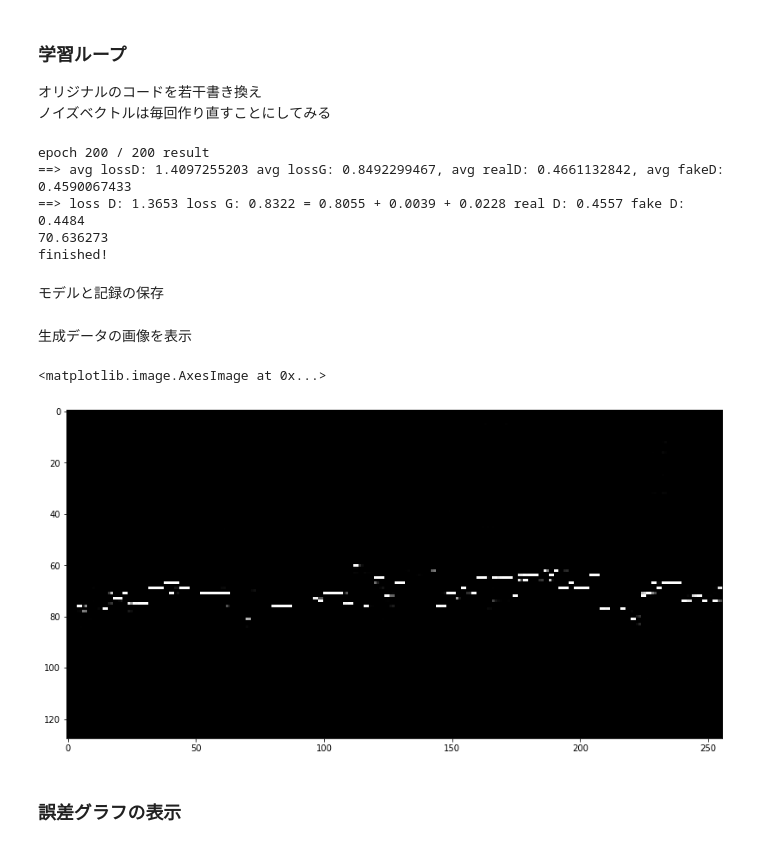
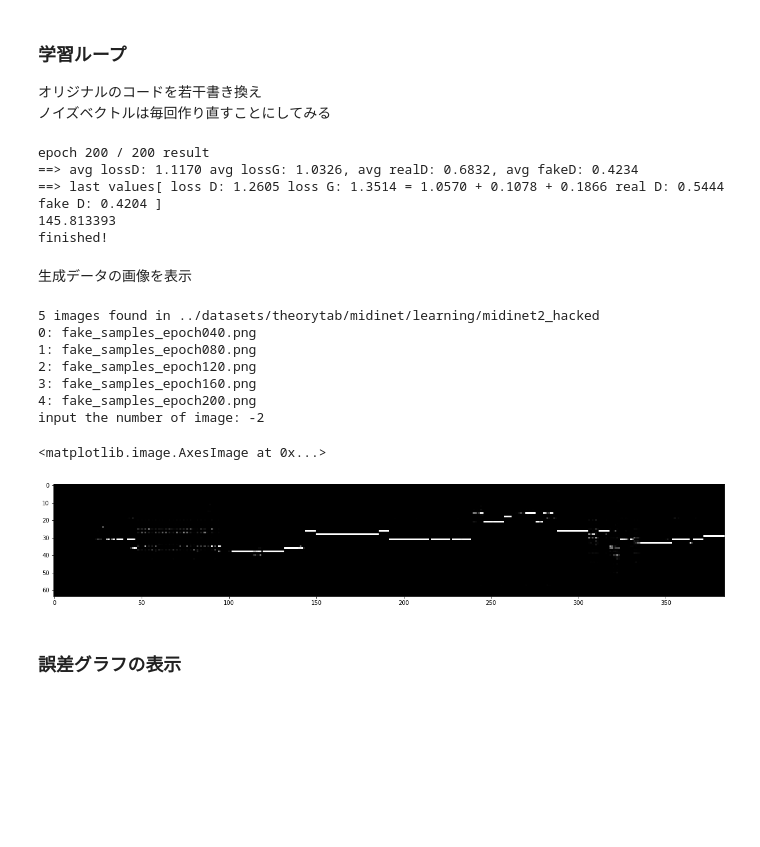
Before and after one commit to fuurin/midinet-followup, a Jupyter notebook: midinet2_learning.ipynb, the cells around one changed output. Drawn from its saved outputs; the diff is of its cells as text; code cells hidden in the pictures; blank space fills up the shorter version.

```diff
--- a/midinet2_learning.ipynb
+++ b/midinet2_learning.ipynb
@@ -284,6 +285,6 @@ Data loading is completed.
 # %%
 netD = Discriminator()
-netG = Generator()
+netG = Generator(nz=nz)
 
 if torch.cuda.is_available():
     netD = netD.cuda()
@@ -295,6 +296,8 @@ netG.train()
 optimizerD = optim.Adam(netD.parameters(), lr=lr, betas=betas)
 optimizerG = optim.Adam(netG.parameters(), lr=lr, betas=betas)
 
+torch.backends.cudnn.benchmark = True
+
 noise_for_sample = to_device(torch.randn(sample_bar_num, nz))
 
 realD_list, fakeD_list = [], [] # Dのrealデータとfakeデータに対するエポックごとの識別結果平均(realに対しては1に近く，fakeに対しては0に近い方がDが強い)
@@ -306,6 +309,12 @@ saved_image_paths = []
 ノイズベクトルは毎回作り直すことにしてみる
 # %%
 print("start leaning...")
+
+def save_model(generator, discriminator, epoch):
+    hyper_param_str = f"epoch={epoch:04}_nz={nz}_l1={lambda_1}_l2={lambda_2}_gt={generator_train_times}"
+    torch.save(netG.state_dict(), os.path.join(save_dir, f'netG_{hyper_param_str}.pth'))
+    torch.save(netD.state_dict(), os.path.join(save_dir, f'netD_{hyper_param_str}.pth'))
+
 for epoch in range(1, epochs+1):
     sum_lossD, sum_lossG = 0, 0
     sum_realD, sum_fakeD = 0, 0
@@ -321,7 +330,6 @@ for epoch in range(1, epochs+1):
 
             ############################
             # Dの学習: log(D(x)) + log(1 - D(G(z))) を最大化
-            # realデータを1，fakeデータを0と判断させるよう学習
             ###########################
 
             # Dの勾配の初期化
@@ -329,7 +337,7 @@ for epoch in range(1, epochs+1):
 
             # realに対する識別結果からクロスエントロピー誤差(目的関数)の値を得る
             d_real, d_logits_real, fm_real = netD(real, chord, batch_size)
-            d_real_label = real_data_worthiness * torch.ones_like(d_real)
+            d_real_label = torch.rand_like(d_real) * 0.5 + 0.7
             d_loss_real = nn.BCEWithLogitsLoss()(d_logits_real, d_real_label)
 
             # Gにノイズベクトル，前の譜面，コードを渡し，fakeデータを作成
@@ -338,7 +346,7 @@ for epoch in range(1, epochs+1):
 
             # fakeに対する識別結果からクロスエントロピー誤差(目的関数)の値を得る
             d_fake, d_logits_fake, fm_fake = netD(fake.detach(), chord, batch_size)
-            d_fake_label = torch.zeros_like(d_fake)
+            d_fake_label = torch.rand_like(d_fake) * 0.3
             d_loss_fake = nn.BCEWithLogitsLoss()(d_logits_fake, d_fake_label)
 
             # 誤差逆伝搬により勾配を更新し，それに基づきDのパラメータを更新する
@@ -356,7 +364,6 @@ for epoch in range(1, epochs+1):
 
             ############################
             # Gの学習 : log(D(G(z)))を最大化
-            # fakeデータを1と判断させるよう学習
             ###########################
 
             for t in range(generator_train_times):
@@ -404,10 +411,12 @@ for epoch in range(1, epochs+1):
         lossD_list.append(sum_lossD / data_size)
         lossG_list.append(sum_lossG / data_size)
         print(f'==> avg lossD: {lossD_list[-1]:.4f} avg lossG: {lossG_list[-1]:.4f}, avg realD: {realD_list[-1]:.4f}, avg fakeD: {fakeD_list[-1]:.4f} ')
-        print(f'==> loss D: {lossD:.4f} loss G: {lossG:.4f} = {g_loss:.4f} + {fm_g_loss1:.4f} + {fm_g_loss2:.4f} real D: {realD:.4f} fake D: {fakeD:.4f}')
+        print(f'==> last values[ loss D: {lossD:.4f} loss G: {lossG:.4f} = {g_loss:.4f} + {fm_g_loss1:.4f} + {fm_g_loss2:.4f} real D: {realD:.4f} fake D: {fakeD:.4f} ]')
 
-    # 10エポックごとに生成データを画像で記録
-    if epoch % 10 == 0:
+    # 1/save_frequency epocksごとにモデルを保存し，生成データを画像で記録
+    if epoch % (epochs // save_frequency) == 0:
+        save_model(netG, netD, epoch)
+
         sample_fake = netG(noise_for_sample, prev[:sample_bar_num], chord[:sample_bar_num], sample_bar_num).detach()
         _, _, steps, pitch_range = sample_fake.shape
         sample_fake = sample_fake.reshape(sample_bar_num*steps, pitch_range).T
@@ -416,12 +425,15 @@ for epoch in range(1, epochs+1):
         saved_image_paths.append(fake_image_path)
         vutils.save_image(sample_fake, fake_image_path, normalize=True)
 
+save_npa('realD_list.npy', realD_list)
+save_npa('fakeD_list.npy', fakeD_list)
+save_npa('lossD_list.npy', lossD_list)
+save_npa('lossG_list.npy', lossG_list)
+
 print("finished!")
 # %% [output]
 epoch 200 / 200 result
-==> avg lossD: 1.4097255203 avg lossG: 0.8492299467, avg realD: 0.4661132842, avg fakeD: 0.4590067433
-==> loss D: 1.3653 loss G: 0.8322 = 0.8055 + 0.0039 + 0.0228 real D: 0.4557 fake D: 0.4484
-70.636273
+==> avg lossD: 1.1170 avg lossG: 1.0326, avg realD: 0.6832, avg fakeD: 0.4234
+==> last values[ loss D: 1.2605 loss G: 1.3514 = 1.0570 + 0.1078 + 0.1866 real D: 0.5444 fake D: 0.4204 ]
+145.813393
 finished!
-# %% [markdown]
-モデルと記録の保存
@@ -436,12 +440,28 @@ torch.save(netD.state_dict(), os.path.join(save_dir, f'netD_{hyper_param_str}.pt
 # %% [markdown]
 生成データの画像を表示
-# %%
-img = np.array(Image.open(saved_image_paths[-1]))
-fig, ax = plt.subplots(figsize=(21, 7))
-ax.imshow(img)
-# %% [output]
-<matplotlib.image.AxesImage at 0x...>
-[figure, removed]
+# %%
+image_paths = glob.glob(os.path.join(save_dir, "fake_samples_*"))
+image_paths.sort()
+
+print(f"{len(image_paths)} images found in {save_dir}")
+for i, path in enumerate(image_paths):
+    print(f"{i}: {path.split('/')[-1]}")
+
+image_path = image_paths[int(input("input the number of image:"))]
+
+img = np.array(Image.open(image_path))
+fig, ax = plt.subplots(figsize=(21, 7))
+ax.imshow(img)
+# %% [output]
+5 images found in ../datasets/theorytab/midinet/learning/midinet2_hacked
+0: fake_samples_epoch040.png
+1: fake_samples_epoch080.png
+2: fake_samples_epoch120.png
+3: fake_samples_epoch160.png
+4: fake_samples_epoch200.png
+input the number of image: -2
+<matplotlib.image.AxesImage at 0x...>
+[figure, added]
 # %% [markdown]
 ### 誤差グラフの表示
 # %%
```
Also changed, not shown: parts of 8 cells of this notebook, 5 other files.
